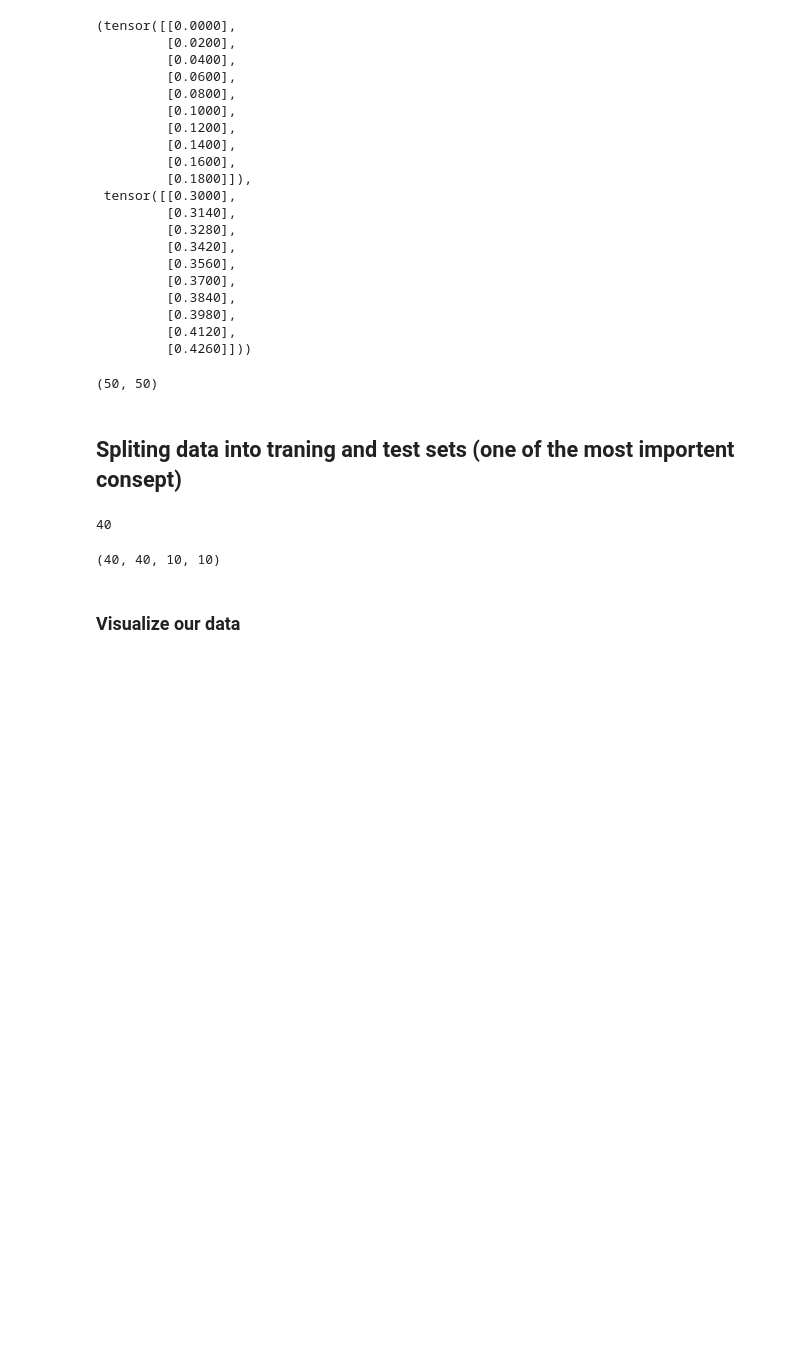
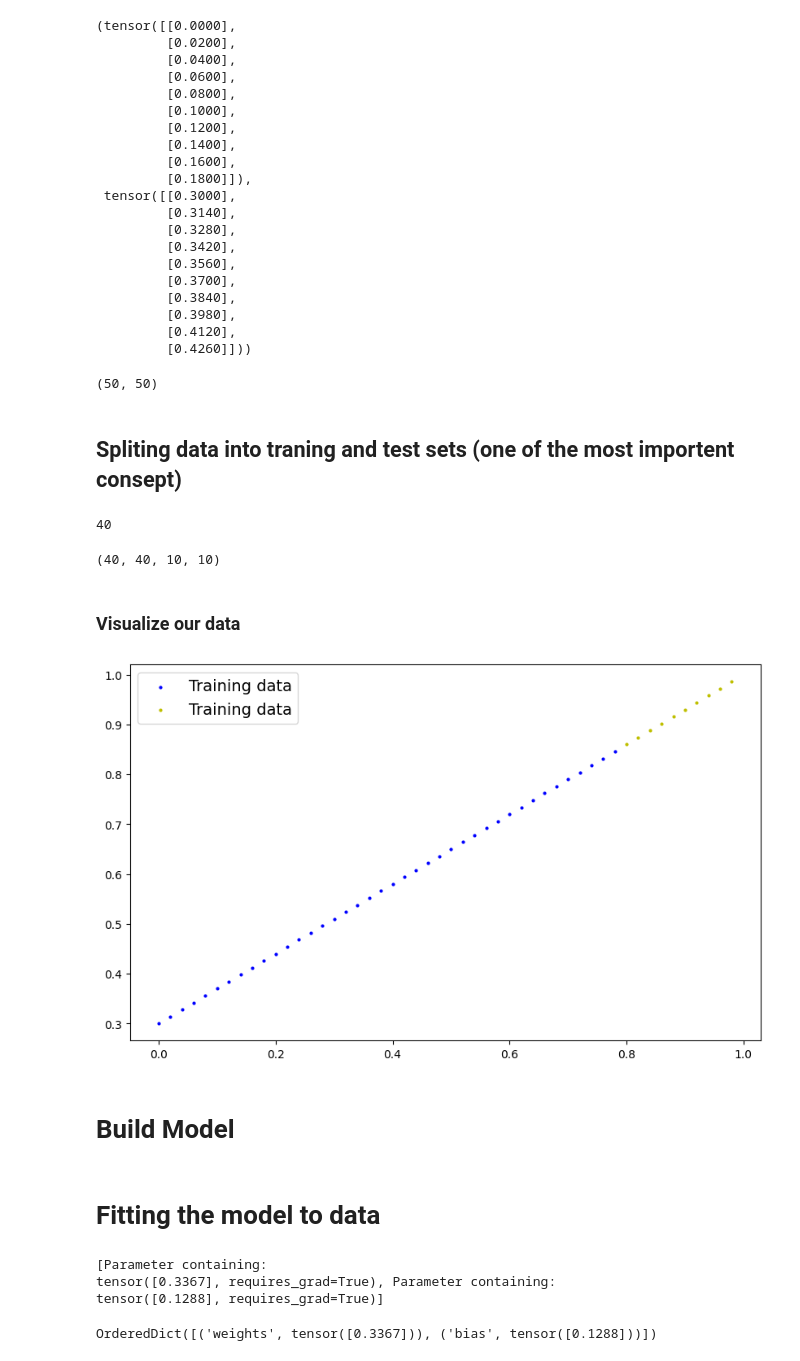
Before and after one commit to DinalAdithya/Learning-PYTorch, a Jupyter notebook: PyTorch_Workflow.ipynb, the cells around one changed output. Saved outputs shown, nothing was run; the diff lists cells and outputs as text; code cells hidden in the pictures; blank space fills up the shorter version.

```diff
--- a/PyTorch_Workflow.ipynb
+++ b/PyTorch_Workflow.ipynb
@@ -83,27 +83,32 @@ len(x_train), len(y_train), len(x_test), len(y_test)
 # %%
 def plot_predictions(train_data = x_train,
                      train_labels = y_train,
                      test_data = x_test,
                      test_labels = y_test,
                      prediction = None):
   """
   plots training data, test data and compares predictions.
 
   """
 
-  plt.figure(figsize=(10, 7))
+  plt.figure(figsize=(10, 6))
 
   # Plot training data in blue
-  plt.scatter(train_data, train_labels, c="b", s= 4, label="Training data")
+  plt.scatter(train_data, train_labels, c = "b", s= 4, label="Training data")
 
   #plot test data in yellow
-  plt.scatter(train_data, train_labels, c = "y", s = 4, label="Training data")
+  plt.scatter(test_data, test_labels, c = "y", s = 4, label="Training data")
 
   # Are there prediction?
   if prediction is not None:
+    # Plot the predictions if they exist
+    plt.scatter(test_data, prediction, c = "r", s = 4, label = "Predictions")
 
-    # Plot the predictions if they exist
-    plt.scatter(test_data, test_labels, c="r", s = 4, label = "Predictions")
+  # show the legend ( Show lables)
+  plt.legend( prop = {"size" : 14} )
 
-  # show the legend
-  plt.legend( prop = {" size : 14"} )
+plot_predictions()
+# %% [output]
+[figure, added]
+# %% [markdown]
+# Build Model
@@ -109,0 +138,23 @@ def plot_predictions(train_data = x_train,
+# %% [markdown]
+# Fitting the model to data
+# %%
+# Content of the model
+
+## create a random seed (becouse these values are random if we didnt use seed every time the values will be diference)
+torch.manual_seed(42)
+
+## create intence of the model ( this is a subclass of nn.module )
+model_0 = LinearRegressionModel()
+
+## check out parameters
+params = list(model_0.parameters())
+print(params)
+# %% [output]
+[Parameter containing:
+tensor([0.3367], requires_grad=True), Parameter containing:
+tensor([0.1288], requires_grad=True)]
+# %%
+# list named parameters
+model_0.state_dict()
+# %% [output]
+OrderedDict([('weights', tensor([0.3367])), ('bias', tensor([0.1288]))])
```
Also changed, not shown: parts of 11 cells of this notebook.
